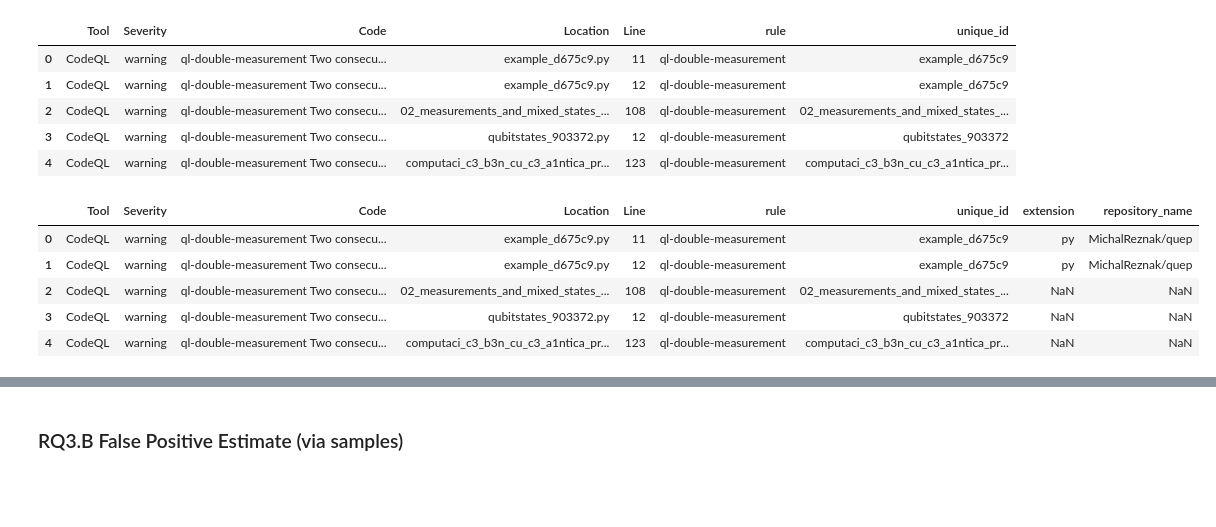
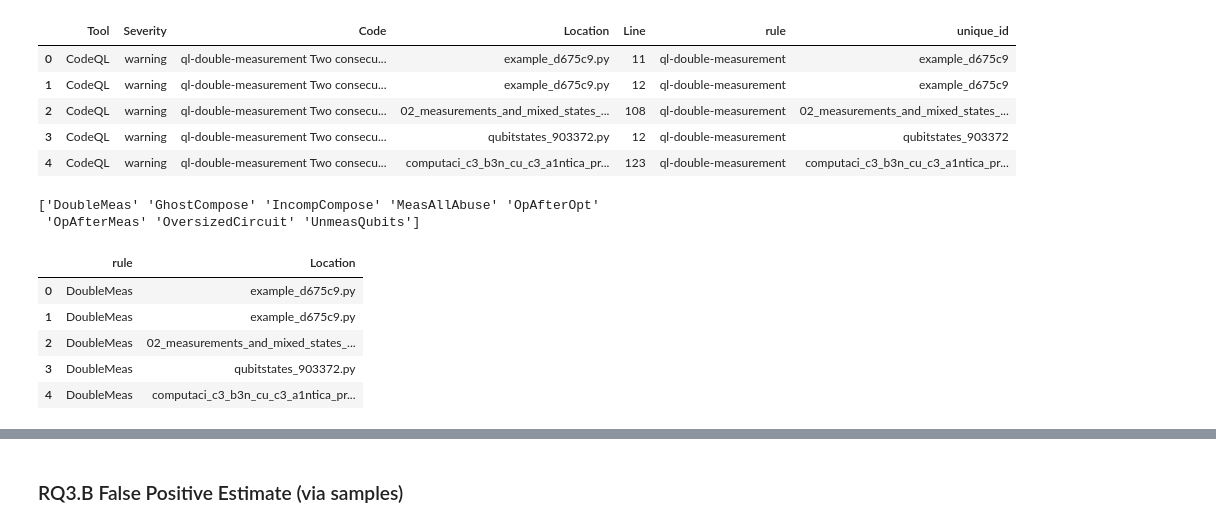
Before and after one commit to sola-st/LintQ, a Jupyter notebook: notebooks/08_Dataset_Stats.ipynb, the cells around one changed output, grey strips where cells are left out. Drawn from its saved outputs; the diff is of its cells as text; code cells hidden in the pictures; blank space fills up the shorter version.

```diff
--- a/notebooks/08_Dataset_Stats.ipynb
+++ b/notebooks/08_Dataset_Stats.ipynb
@@ -12,6 +12,8 @@ import re
 # %%
 # dataset
 DIR_DATASET_QISKIT = '../data/datasets/exp_v08'
+LOG_FILE_QUERIES = '../data/analysis_results/exp_v08/codeql_2023-03-20_19-13-27/log.txt'
+LOG_FILE_DB_CREATION = '../data/datasets/exp_v08/log_codeql.txt'
 
 # output
 PAPER_DIR = '../data/paper_images'
@@ -22,8 +24,12 @@ ABSTRACTION_FOLDER = '../qlint/codeql/lib/qiskit'
 
 # warning & manual inspection
 PATH_WARNINGS_SARIF = '../data/analysis_results/exp_v08/codeql_2023-03-20_19-13-27/data.sarif'
-PATH_MANUAL_INSPECTION_CSV = '../data/annotations/manual_inspection/warnings_until_23_03_22.csv'
+PATH_MANUAL_INSPECTION_CSV = '../data/annotations/manual_inspection/warnings_until_23_03_26.csv'
 PATH_METADATA_DATASET = '../data/datasets/exp_v08/df_summary.csv'
+PATH_WARNINGS_CSV_NEW = PATH_WARNINGS_SARIF.replace(".sarif", ".csv")
+
+# competitor
+PATH_QSMELL_RESULTS = "../data/datasets/exp_v08/qsmell"
 
 # BLACKLIST OF DATA WHICH REFER TO OBSOLETE INSPECTIONS/ IMPLEMENTATIONS
 BLACKLIST_EXPERIMENTS = ['exp_v00']
@@ -31,7 +37,7 @@ BLACKLISTED_QUERIES = ['/Vulnerability/TokenLeakage.ql']
 BLACKLISTED_RULES = ['ql-token-leakage']
 BLACKLISTED_ABSTRACTION = ['/SensitiveAPI.qll']
 
-# NAME MAPPING
+# NAME MAPPING: for uniformity of names
 NAME_MAPPING = {
     'ql-ghost-composition': 'GhostCompose',
     'GhostComposition.ql': 'GhostCompose',
@@ -42,8 +48,8 @@ NAME_MAPPING = {
     'ql-operation-after-measurement': 'OpAfterMeas',
     'OpAfterMeasurement.ql': 'OpAfterMeas',
 
-    'ql-op-after-optimization': 'OpAfterOpt',
-    'OpAfterOptimization.ql': 'OpAfterOpt',
+    'ql-op-after-optimization': 'OpAfterTransp',
+    'OpAfterOptimization.ql': 'OpAfterTransp',
 
     'ql-oversized-circuit': 'OversizedCircuit',
     'OversizedCircuit.ql': 'OversizedCircuit',
@@ -51,8 +57,8 @@ NAME_MAPPING = {
     'ql-double-measurement': 'DoubleMeas',
     'DoubleMeasurement.ql': 'DoubleMeas',
 
-    'ql-unmeasurable-qubits': 'UnmeasQubits',
-    'UnmeasurableQubits.ql': 'UnmeasQubits',
+    'ql-unmeasurable-qubits': 'InsuffClasReg',
+    'UnmeasurableQubits.ql': 'InsuffClasReg',
 
     'ql-ungoverned-composition': 'UngovCompose',
     'UngovernedComposition.ql': 'UngovCompose',
@@ -61,12 +67,15 @@ NAME_MAPPING = {
     'IncompatibleComposition.ql': 'IncompCompose',
 
     'InvalidPauliErrorSize.ql': 'InvPauliError',
+    'ql-invalid-pauli-size-error': 'InvPauliError',
 
     'InvalidPauliSyntaxError.ql': 'InvPauliSyntax',
+    'ql-invalid-pauli-string': 'InvPauliSyntax',
 
     'qsmell-nc': 'QSmellNC',
     'qsmell-lpq': 'QSmellLPQ',
 }
+
 
 RULE_NAME_MAPPING = {
     k: v for k, v in NAME_MAPPING.items()
@@ -362,7 +404,7 @@ print("\\newcommand{\\avgQueriesSupportedPerAbstraction}{" + f"{avg_use_relation
 color_themes = {
     "pauli": "#dc267f",
     "compos": "#785ef0",
-    "unmeas": "#fe6100",
+    "insuf": "#fe6100",
     "oversize": "#fe6100",
     "[^u]?meas": "#ffb001",
 }
@@ -610,7 +525,7 @@ import string
 
 df_bugs = pd.read_csv(PATH_MANUAL_INSPECTION_CSV)
 df_bugs = df_bugs.sort_values(by=[
-    "status", "known_before"
+    "status", "detector_rule"
 ], ascending=[True, False])
 df_bugs = df_bugs.reset_index(drop=True)
 df_bugs = df_bugs.reset_index(drop=False)
@@ -680,6 +595,8 @@ df_table = df_table[relevant_columns].rename(columns=col_renaming)
 df_table["ID"] = df_table["ID"].apply(lambda e: int(e) + 1)
 # cut the column with detector
 df_table["Detector"] = df_table["Detector"].map(RULE_NAME_MAPPING)
+# sort by Detector
+
 
 print("% RQ2")
 for i, row in df_table.iterrows():
@@ -783,16 +695,24 @@ df_warnings.head()
 # %%
 # merge the two dataframes keeping the df_warnings as the base
 df_merged = pd.merge(
     df_warnings,
     df_metadata,
     on='unique_id',
     how='left'
 )
-df_merged.head()
+# remove blacklist rules
+df_merged = df_merged[~df_merged['rule'].isin(BLACKLISTED_RULES)]
+df_lintq_only = df_merged[df_merged['rule'].str.startswith('ql')]
+df_lintq_only['rule'] = df_lintq_only['rule'].map(RULE_NAME_MAPPING)
+df_lintq_checker_location = df_lintq_only[['rule', 'Location']]
+print(df_lintq_checker_location['rule'].unique())
+df_lintq_checker_location.head()
 # %% [output]
+['DoubleMeas' 'GhostCompose' 'IncompCompose' 'MeasAllAbuse' 'OpAfterOpt'
+ 'OpAfterMeas' 'OversizedCircuit' 'UnmeasQubits']
-|  | Tool | Severity | Code | Location | Line | rule | unique_id | extension | repository_name |
-| 0 | CodeQL | warning | ql-double-measurement Two consecu... | example_d675c9.py | 11 | ql-double-measurement | example_d675c9 | py | MichalReznak/quep |
-| 1 | CodeQL | warning | ql-double-measurement Two consecu... | example_d675c9.py | 12 | ql-double-measurement | example_d675c9 | py | MichalReznak/quep |
-| 2 | CodeQL | warning | ql-double-measurement Two consecu... | 02_measurements_and_mixed_states_... | 108 | ql-double-measurement | 02_measurements_and_mixed_states_... | NaN | NaN |
-| 3 | CodeQL | warning | ql-double-measurement Two consecu... | qubitstates_903372.py | 12 | ql-double-measurement | qubitstates_903372 | NaN | NaN |
-| 4 | CodeQL | warning | ql-double-measurement Two consecu... | computaci_c3_b3n_cu_c3_a1ntica_pr... | 123 | ql-double-measurement | computaci_c3_b3n_cu_c3_a1ntica_pr... | NaN | NaN |
+|  | rule | Location |
+| 0 | DoubleMeas | example_d675c9.py |
+| 1 | DoubleMeas | example_d675c9.py |
+| 2 | DoubleMeas | 02_measurements_and_mixed_states_... |
+| 3 | DoubleMeas | qubitstates_903372.py |
+| 4 | DoubleMeas | computaci_c3_b3n_cu_c3_a1ntica_pr... |
```
Also changed, not shown: parts of 32 cells of this notebook, 12 other files.
